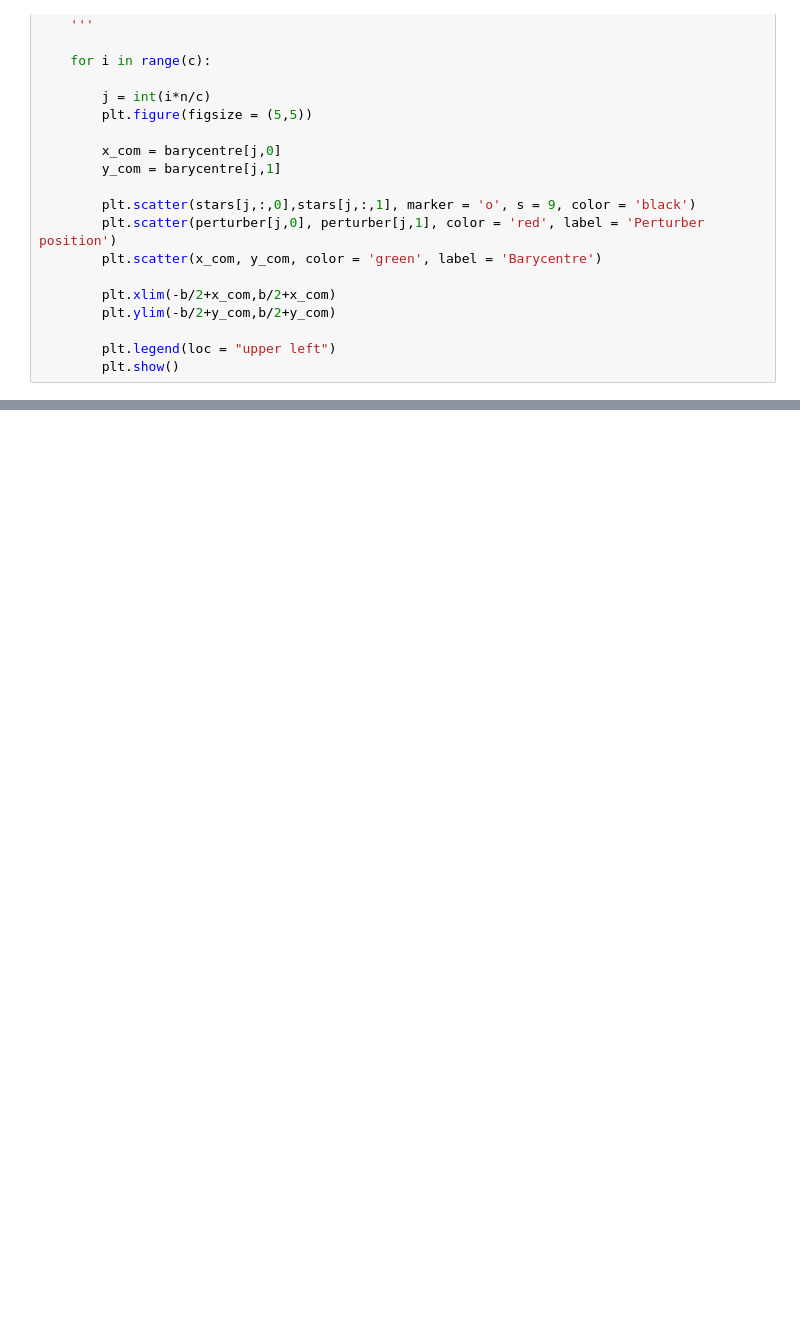
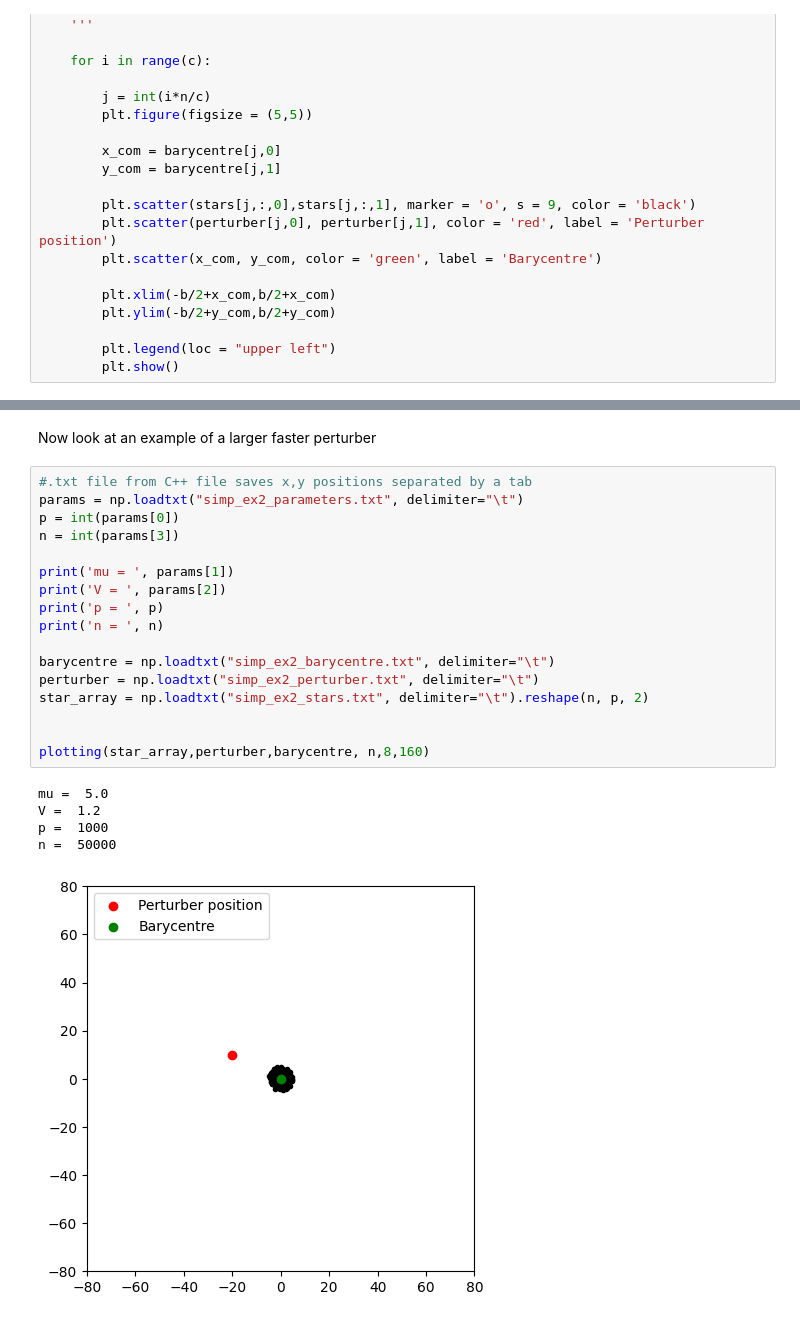
Before and after one commit to Emma-keaveney/Three-Body_Problem, a Jupyter notebook: simple_perturber_visualisations.ipynb, the cells around one changed output, grey strips where cells are left out. Drawn from its saved outputs; the diff is of its cells as text; blank space fills up the shorter version.

```diff
--- a/simple_perturber_visualisations.ipynb
+++ b/simple_perturber_visualisations.ipynb
@@ -63,0 +73,25 @@ plotting(star_array,perturber,barycentre, n,8,80)
+# %% [markdown]
+Now look at an example of a larger faster perturber
+# %%
+#.txt file from C++ file saves x,y positions separated by a tab
+params = np.loadtxt("simp_ex2_parameters.txt", delimiter="\t")
+p = int(params[0])
+n = int(params[3])
+
+print('mu = ', params[1])
+print('V = ', params[2])
+print('p = ', p)
+print('n = ', n)
+
+barycentre = np.loadtxt("simp_ex2_barycentre.txt", delimiter="\t")
+perturber = np.loadtxt("simp_ex2_perturber.txt", delimiter="\t")
+star_array = np.loadtxt("simp_ex2_stars.txt", delimiter="\t").reshape(n, p, 2)
+
+
+plotting(star_array,perturber,barycentre, n,8,160)
+# %% [output]
+mu =  5.0
+V =  1.2
+p =  1000
+n =  50000
+[figure, added]
```
Also changed, not shown: parts of 3 cells of this notebook, 1 other file.
